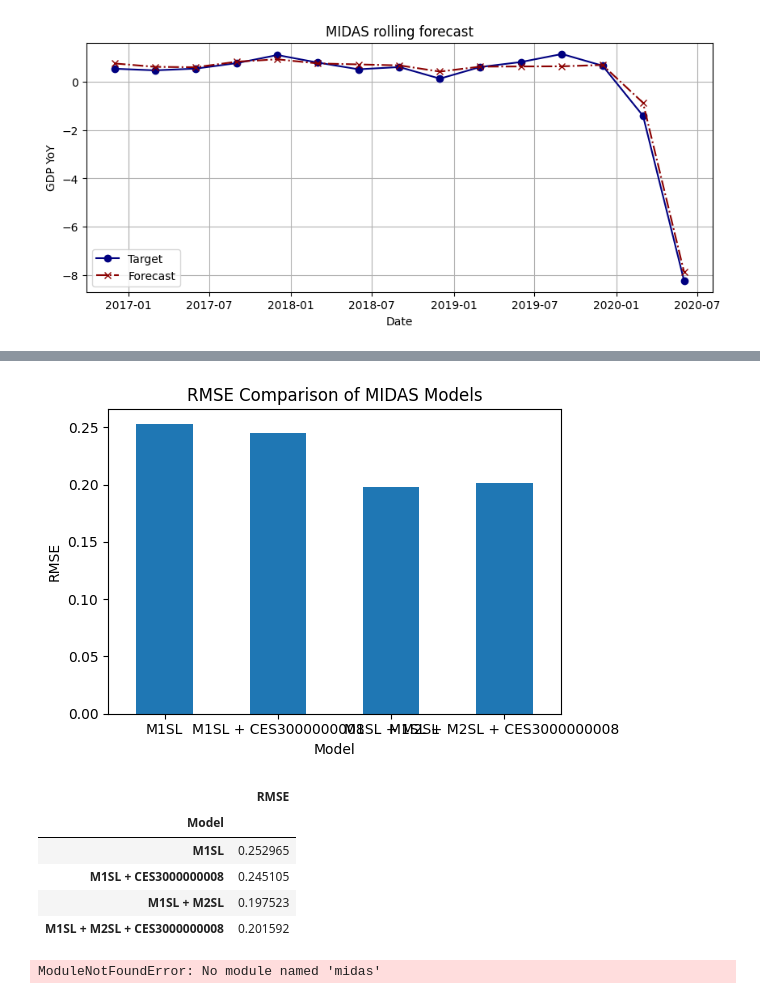
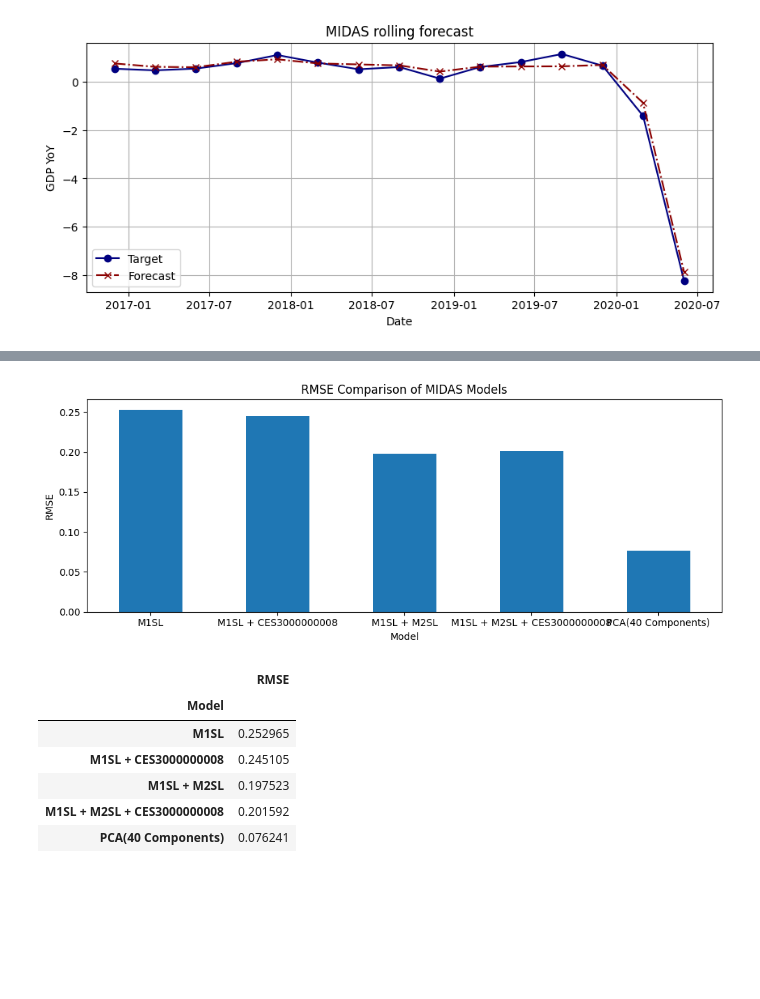
Before and after one commit to MatiasBorrellH/Forecasting-and-Nowcasting-HW2, a Jupyter notebook: Nowcasting_USA_HandsOn_2.ipynb, the cells around one changed output, grey strips where cells are left out. Drawn from its saved outputs; the diff is of its cells as text; code cells hidden in the pictures; blank space fills up the shorter version.

Commit message:
PCA model added

```diff
--- a/Nowcasting_USA_HandsOn_2.ipynb
+++ b/Nowcasting_USA_HandsOn_2.ipynb
@@ -434,45 +537,24 @@ df4, rmse4 = mod4.rolling_forecast(start_date = datetime(1995, 3, 1),
 # %%
 # Compare RMSE values
 rmse_df = pd.DataFrame({
-    'Model': ['M1SL', 'M1SL + CES3000000008', 'M1SL + M2SL', 'M1SL + M2SL + CES3000000008'],
-    'RMSE': [rmse1, rmse2, rmse3, rmse4]
+    'Model': ['M1SL', 'M1SL + CES3000000008', 'M1SL + M2SL', 'M1SL + M2SL + CES3000000008', 'PCA(40 Components)'],
+    'RMSE': [rmse1, rmse2, rmse3, rmse4, rmse_pca]
 })
 rmse_df.set_index('Model', inplace=True)
-rmse_df.plot(kind='bar', figsize=(6, 4), legend=False)
+rmse_df.plot(kind='bar', figsize=(10, 4), legend=False)
 plt.title('RMSE Comparison of MIDAS Models')
 plt.ylabel('RMSE')
 plt.xticks(rotation=0)
 plt.tight_layout()
 plt.show()
 
 rmse_df
 # %% [output]
-[figure, old version]
+[figure, new version]
 |  | RMSE |
 | Model |  |
 | M1SL | 0.252965 |
 | M1SL + CES3000000008 | 0.245105 |
 | M1SL + M2SL | 0.197523 |
 | M1SL + M2SL + CES3000000008 | 0.201592 |
+| PCA(40 Components) | 0.076241 |
-# %%
-from midas import midas_compare
-
-models = [
-    {"name": "M1SL", "high_freq_series": [filtered_df_indexed["M1SL"]], "polys": ["expalmon"]},
-    {"name": "M1SL + CES3000000008", "high_freq_series": [filtered_df_indexed["M1SL"], filtered_df_indexed["CES3000000008"]], "polys": ["expalmon", "expalmon"]},
-    {"name": "M1SL + M2SL", "high_freq_series": [filtered_df_indexed["M1SL"], filtered_df_indexed["M2SL"]], "polys": ["expalmon", "expalmon"]},
-    {"name": "M1SL + CES3000000008 + M2SL", "high_freq_series": [filtered_df_indexed["M1SL"], filtered_df_indexed["M2SL"], filtered_df_indexed["CES3000000008"]], "polys": ["expalmon", "expalmon", "expalmon"]},
-]
-
-results = midas_compare(
-    low_freq_series=filtered_df_indexed["GDP"],
-    model_specs=models,
-    hf_lags=["3m", "3m", "3m", "3m"],
-    lf_lags=1,
-    alignment_lag=0,
-    start_date=datetime(1995, 3, 1),
-    end_date=datetime(2016, 12, 1),
-    plot_forecasts=True
-)
-# %% [output]
-ModuleNotFoundError: No module named 'midas'
```
Also changed, not shown: parts of 14 cells of this notebook, 2 other files.
